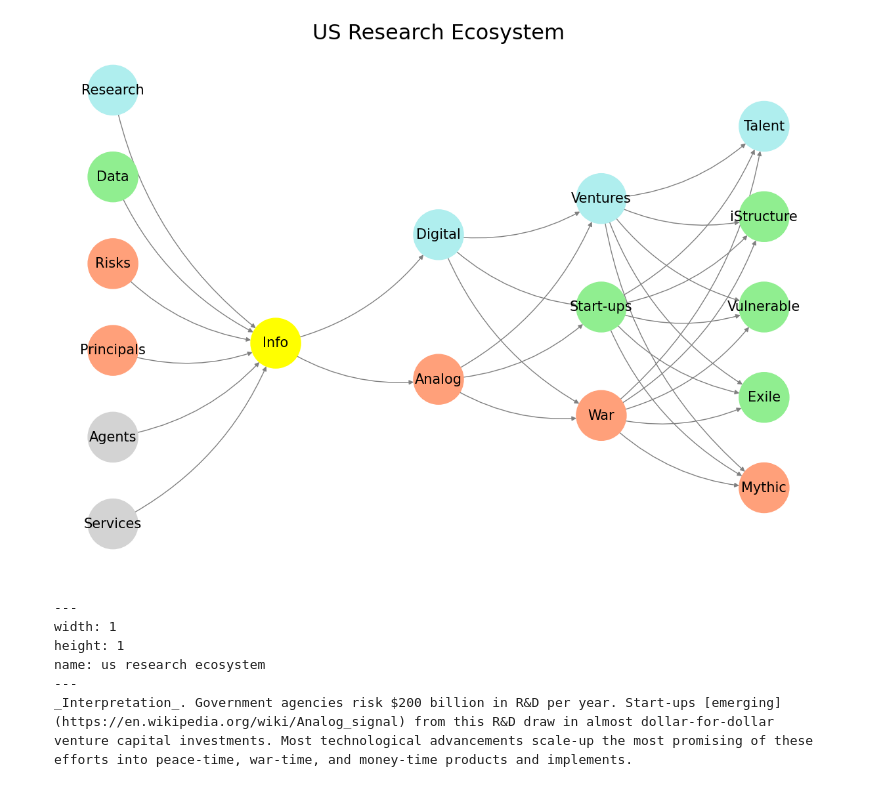
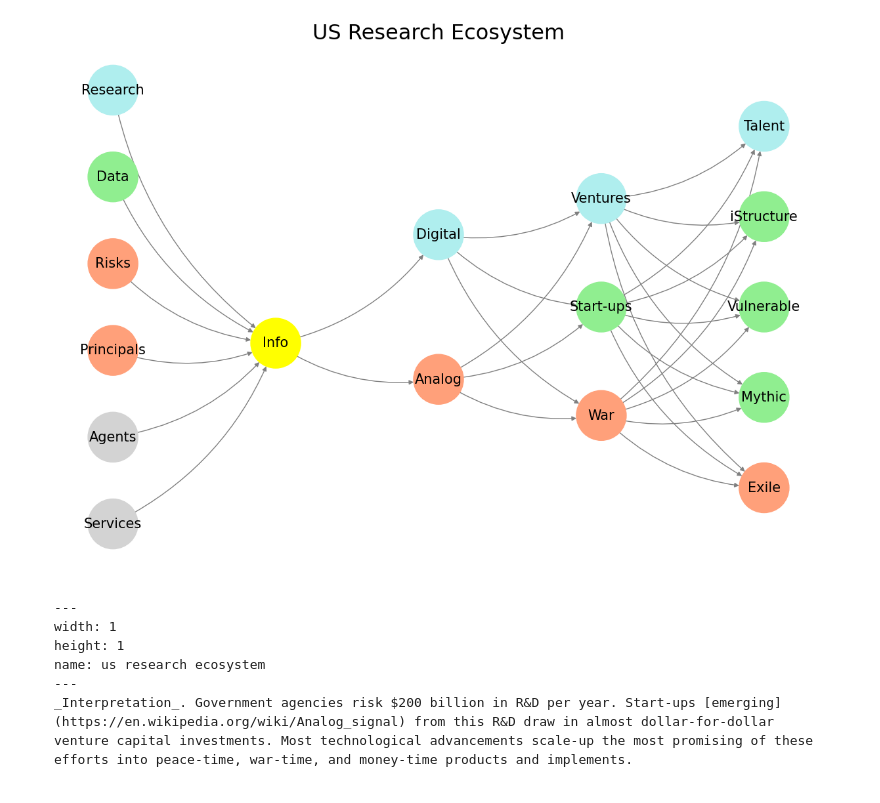
Before and after one commit to abikesa/facade, a Jupyter notebook: kitabo/ensi/_build/jupyter_execute/index.ipynb, the cells around one changed output. Drawn from its saved outputs; the diff is of its cells as text; code cells hidden in the pictures.

Commit message:
talent-iStructure,vulnerable,mythic-exile

```diff
--- a/kitabo/ensi/_build/jupyter_execute/index.ipynb
+++ b/kitabo/ensi/_build/jupyter_execute/index.ipynb
@@ -200,7 +200,7 @@ def define_layers():
         'Voir': ['Info'],
         'Choisis': ['Analog', 'Digital'],
         'Deviens': ['War', 'Start-ups', 'Ventures'],
-        "M'èléve": ['Mythic', 'Exile',  'Vulnerable', 'iStructure', 'Talent']
+        "M'èléve": ['Exile', 'Mythic',  'Vulnerable', 'iStructure', 'Talent']
     }
 
 # Assign colors to nodes
@@ -208,10 +208,10 @@ def assign_colors():
     color_map = { # Dynamic
         'yellow': ['Info'],
         'paleturquoise': ['Research', 'Digital', 'Ventures', 'Talent'],
-        'lightgreen': ['Data', 'Start-ups', 'Exile', 'iStructure', 'Vulnerable'],
+        'lightgreen': ['Data', 'Start-ups', 'Mythic', 'iStructure', 'Vulnerable'],
         'lightsalmon': [
             'Principals', 'Risks', 'Analog',
-            'War', 'Mythic'
+            'War', 'Exile'
         ],
     }
     return {node: color for color, nodes in color_map.items() for node in nodes}
@@ -232,34 +232,34 @@ def visualize_nn():
     # Add nodes and assign positions
     for i, (layer_name, nodes) in enumerate(layers.items()):
         positions = calculate_positions(nodes, x_offset=i * 2)
         for node, position in zip(nodes, positions):
             G.add_node(node, layer=layer_name)
             pos[node] = position
             node_colors.append(colors.get(node, 'lightgray'))
 
     # Add edges (automated for consecutive layers)
     layer_names = list(layers.keys())
     for i in range(len(layer_names) - 1):
         source_layer, target_layer = layer_names[i], layer_names[i + 1]
         for source in layers[source_layer]:
             for target in layers[target_layer]:
                 G.add_edge(source, target)
 
     # Draw the graph
     plt.figure(figsize=(12, 8))
     nx.draw(
         G, pos, with_labels=True, node_color=node_colors, edge_color='gray',
         node_size=3000, font_size=15, connectionstyle="arc3,rad=0.2"
     )
     plt.title("US Research Ecosystem", fontsize=23)
     # ✅ Save the actual image *after* drawing it
     plt.savefig("figures/us-research-ecosystem.jpeg", dpi=300, bbox_inches='tight')
     # plt.show()
 
 # Run the visualization
 visualize_nn()
 # %% [output]
-[figure, old version]
+[figure, new version]
 # %% [markdown]
    <div class="float-right" style="float:none;width:100%;margin-left:0;border:none;padding:0;background:none;">
         <a class="image-bubble layered-icon" href="figures/us-research-ecosystem.jpeg" target="_blank" title="Click to magnify">
```
Also changed, not shown: parts of 6 cells of this notebook, 53 other files.
